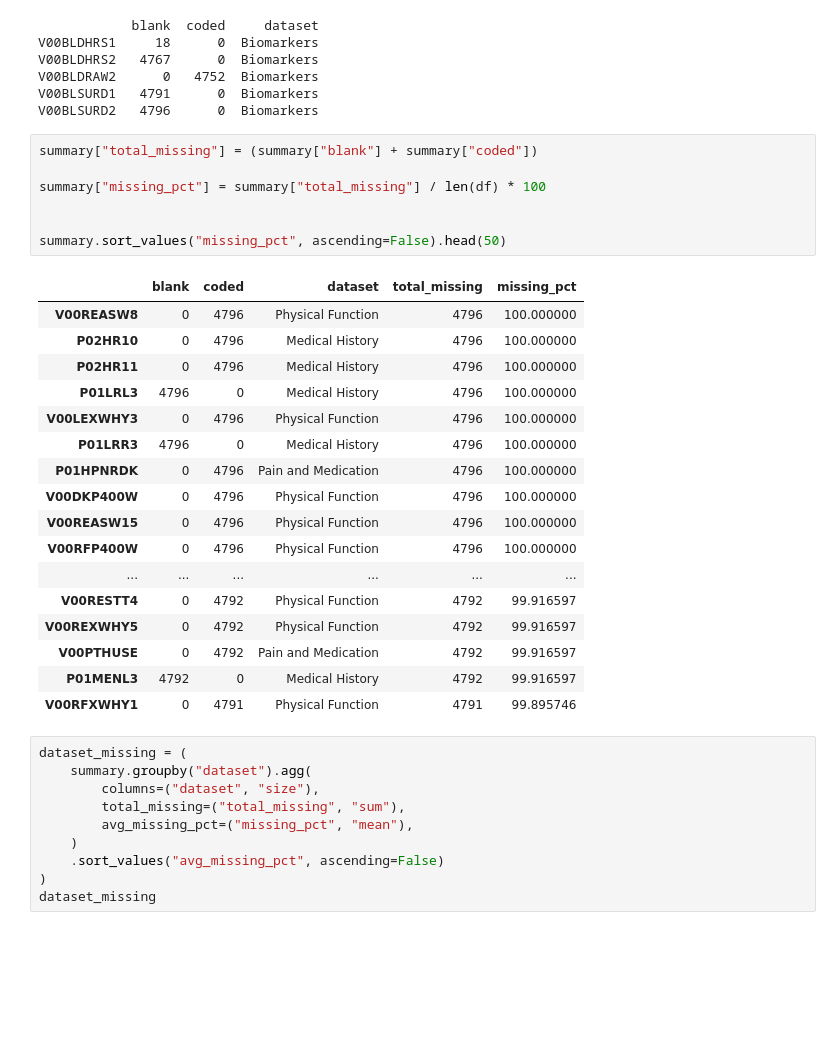
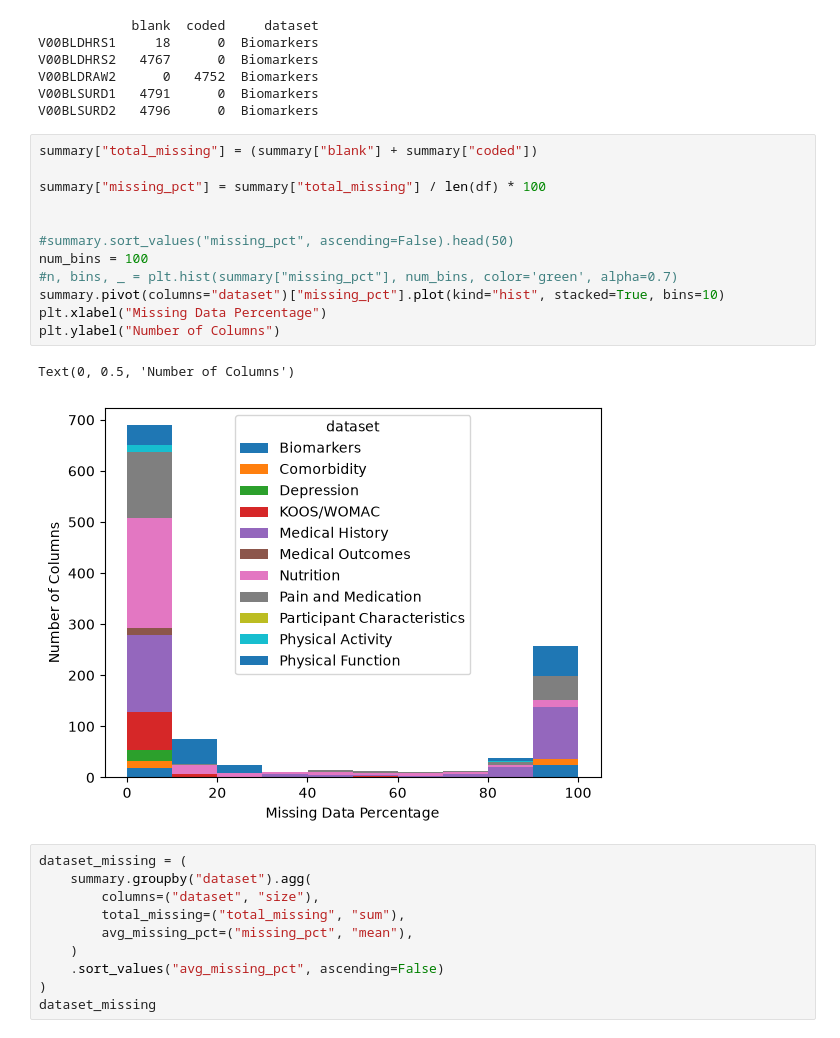
Before and after one commit to mikakia/knee_osteo, a Jupyter notebook: notebooks/metadata_eda.ipynb, the cells around one changed output. Drawn from its saved outputs; the diff is of its cells as text; blank space fills up the shorter version.

```diff
--- a/notebooks/metadata_eda.ipynb
+++ b/notebooks/metadata_eda.ipynb
@@ -54,28 +70,18 @@ V00BLSURD2   4796      0  Biomarkers
 # %%
 summary["total_missing"] = (summary["blank"] + summary["coded"])
 
 summary["missing_pct"] = summary["total_missing"] / len(df) * 100
 
 
-summary.sort_values("missing_pct", ascending=False).head(50)
+#summary.sort_values("missing_pct", ascending=False).head(50)
+num_bins = 100
+#n, bins, _ = plt.hist(summary["missing_pct"], num_bins, color='green', alpha=0.7)
+summary.pivot(columns="dataset")["missing_pct"].plot(kind="hist", stacked=True, bins=10)
+plt.xlabel("Missing Data Percentage")
+plt.ylabel("Number of Columns")
 # %% [output]
-|  | blank | coded | dataset | total_missing | missing_pct |
-| V00REASW8 | 0 | 4796 | Physical Function | 4796 | 100.000000 |
-| P02HR10 | 0 | 4796 | Medical History | 4796 | 100.000000 |
-| P02HR11 | 0 | 4796 | Medical History | 4796 | 100.000000 |
-| P01LRL3 | 4796 | 0 | Medical History | 4796 | 100.000000 |
-| V00LEXWHY3 | 0 | 4796 | Physical Function | 4796 | 100.000000 |
-| P01LRR3 | 4796 | 0 | Medical History | 4796 | 100.000000 |
-| P01HPNRDK | 0 | 4796 | Pain and Medication | 4796 | 100.000000 |
-| V00DKP400W | 0 | 4796 | Physical Function | 4796 | 100.000000 |
-| V00REASW15 | 0 | 4796 | Physical Function | 4796 | 100.000000 |
-| V00RFP400W | 0 | 4796 | Physical Function | 4796 | 100.000000 |
-| ... | ... | ... | ... | ... | ... |
-| V00RESTT4 | 0 | 4792 | Physical Function | 4792 | 99.916597 |
-| V00REXWHY5 | 0 | 4792 | Physical Function | 4792 | 99.916597 |
-| V00PTHUSE | 0 | 4792 | Pain and Medication | 4792 | 99.916597 |
-| P01MENL3 | 4792 | 0 | Medical History | 4792 | 99.916597 |
-| V00RFXWHY1 | 0 | 4791 | Physical Function | 4791 | 99.895746 |
+Text(0, 0.5, 'Number of Columns')
+[figure, added]
 # %%
 dataset_missing = (
     summary.groupby("dataset").agg(
```
Also changed, not shown: parts of 14 cells of this notebook.
